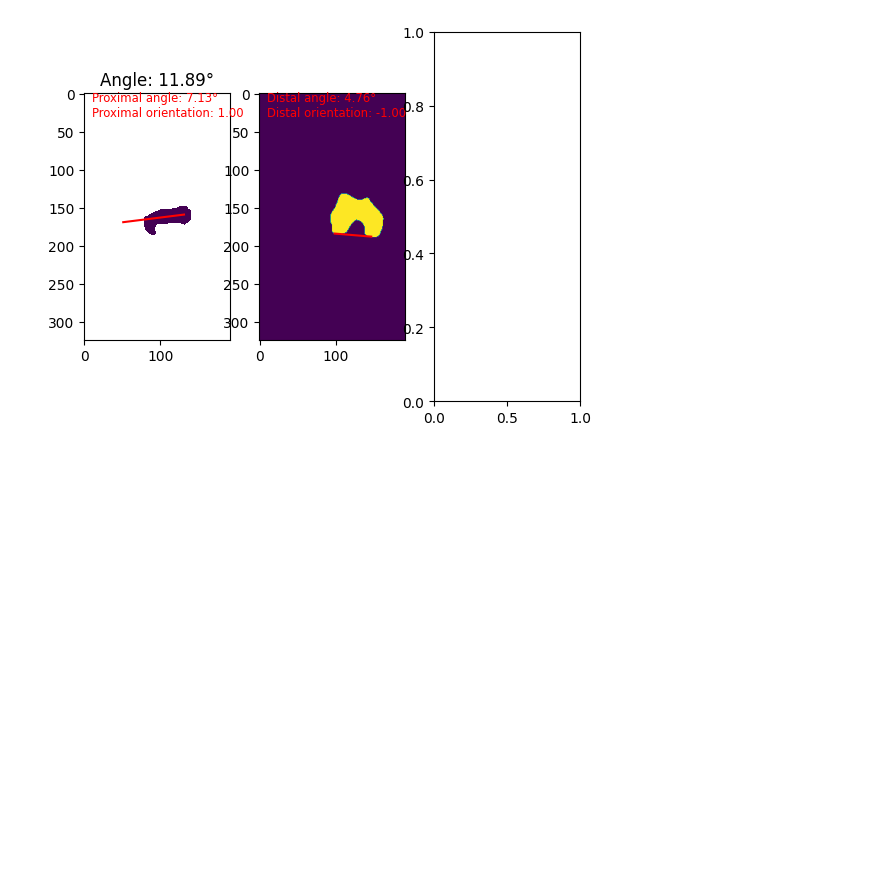
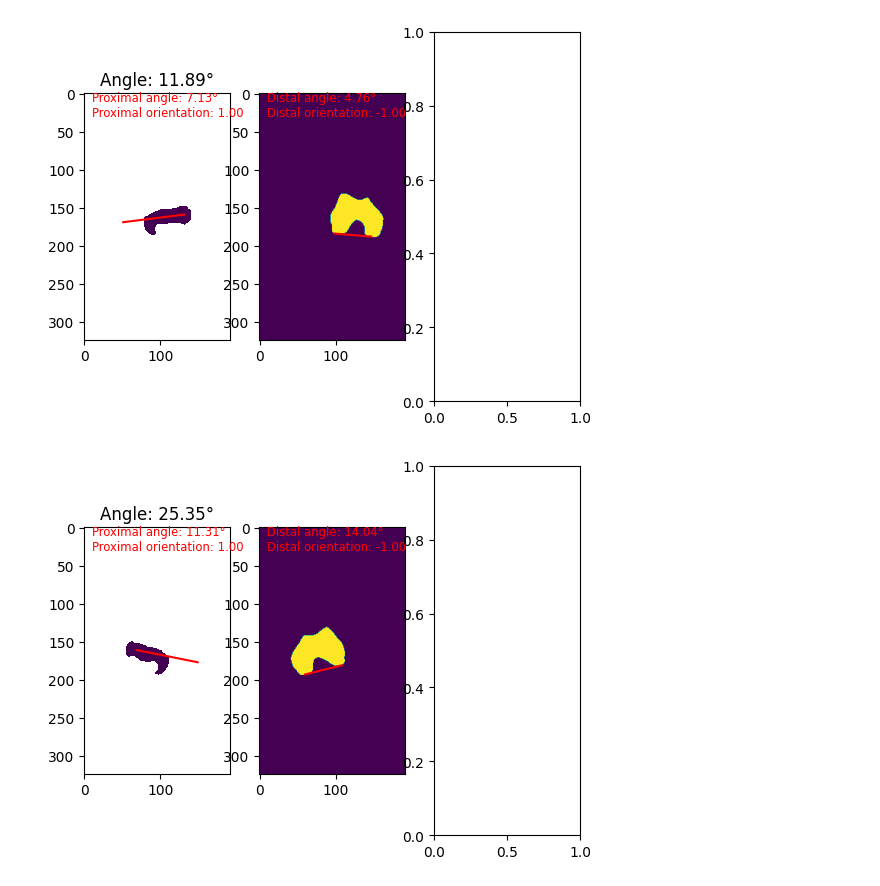
Before and after one commit to swestfechtel/morphometry, a Jupyter notebook: notebooks/augsburg_test.ipynb, the cells around one changed output. Drawn from its saved outputs; the diff is of its cells as text; code cells hidden in the pictures; blank space fills up the shorter version.

```diff
--- a/notebooks/augsburg_test.ipynb
+++ b/notebooks/augsburg_test.ipynb
@@ -108,8 +85,6 @@ at_lee_left, fig = calculate_femoral_torsion(left_hip, left_knee.array, side='le
 # %% [output]
 [figure]
 # %%
-x = False
-y = True
-z = True
-if x and (y or z):
-    print(x, y, z)
+at_lee_right, fig = calculate_femoral_torsion(right_hip, right_knee.array, side='right', x_ratio=x_ratio, plot=True)
+# %% [output]
+[figure, added]
```
Also changed, not shown: parts of 8 cells of this notebook, 3 other files.
